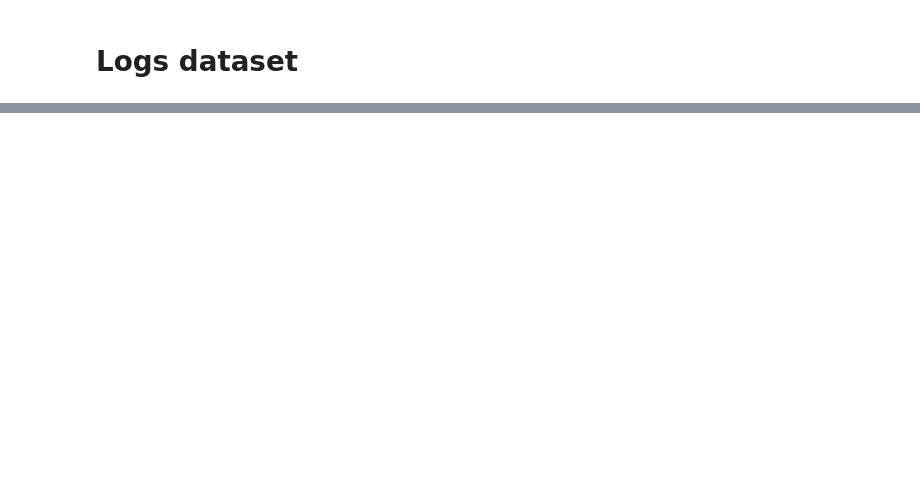
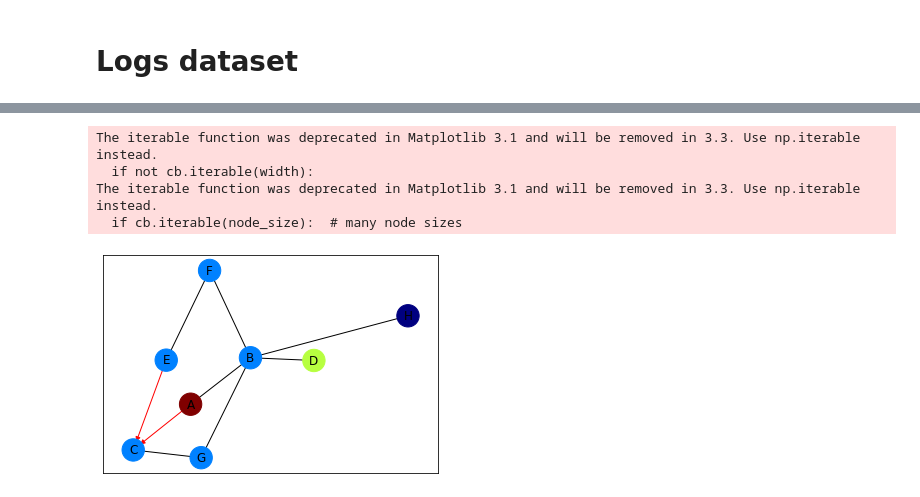
Before and after one commit to AdrienFelipe/Causal-discovery-Unit-testing, a Jupyter notebook: Untitled.ipynb, the cells around one changed output, grey strips where cells are left out. Drawn from its saved outputs; the diff is of its cells as text; code cells hidden in the pictures; blank space fills up the shorter version.

```diff
--- a/Untitled.ipynb
+++ b/Untitled.ipynb
@@ -343,0 +379,36 @@ scatter[scatter['value'] > 0].plot.scatter(x='T', y='value', s=100)
+# %%
+import networkx as nx
+import matplotlib.pyplot as plt
+
+G = nx.DiGraph()
+G.add_edges_from(
+    [('A', 'B'), ('A', 'C'), ('D', 'B'), ('E', 'C'), ('E', 'F'),
+     ('B', 'H'), ('B', 'G'), ('B', 'F'), ('C', 'G')])
+
+val_map = {'A': 1.0,
+           'D': 0.5714285714285714,
+           'H': 0.0}
+
+values = [val_map.get(node, 0.25) for node in G.nodes()]
+
+# Specify the edges you want here
+red_edges = [('A', 'C'), ('E', 'C')]
+edge_colours = ['black' if not edge in red_edges else 'red'
+                for edge in G.edges()]
+black_edges = [edge for edge in G.edges() if edge not in red_edges]
+
+# Need to create a layout when doing
+# separate calls to draw nodes and edges
+pos = nx.spring_layout(G)
+nx.draw_networkx_nodes(G, pos, cmap=plt.get_cmap('jet'),
+                       node_color = values, node_size = 500)
+nx.draw_networkx_labels(G, pos)
+nx.draw_networkx_edges(G, pos, edgelist=red_edges, edge_color='r', arrows=True)
+nx.draw_networkx_edges(G, pos, edgelist=black_edges, arrows=False)
+plt.show()
+# %% [output]
+The iterable function was deprecated in Matplotlib 3.1 and will be removed in 3.3. Use np.iterable instead.
+  if not cb.iterable(width):
+The iterable function was deprecated in Matplotlib 3.1 and will be removed in 3.3. Use np.iterable instead.
+  if cb.iterable(node_size):  # many node sizes
+[figure, added]
```
Also changed, not shown: parts of 7 cells of this notebook, 5 other files.
